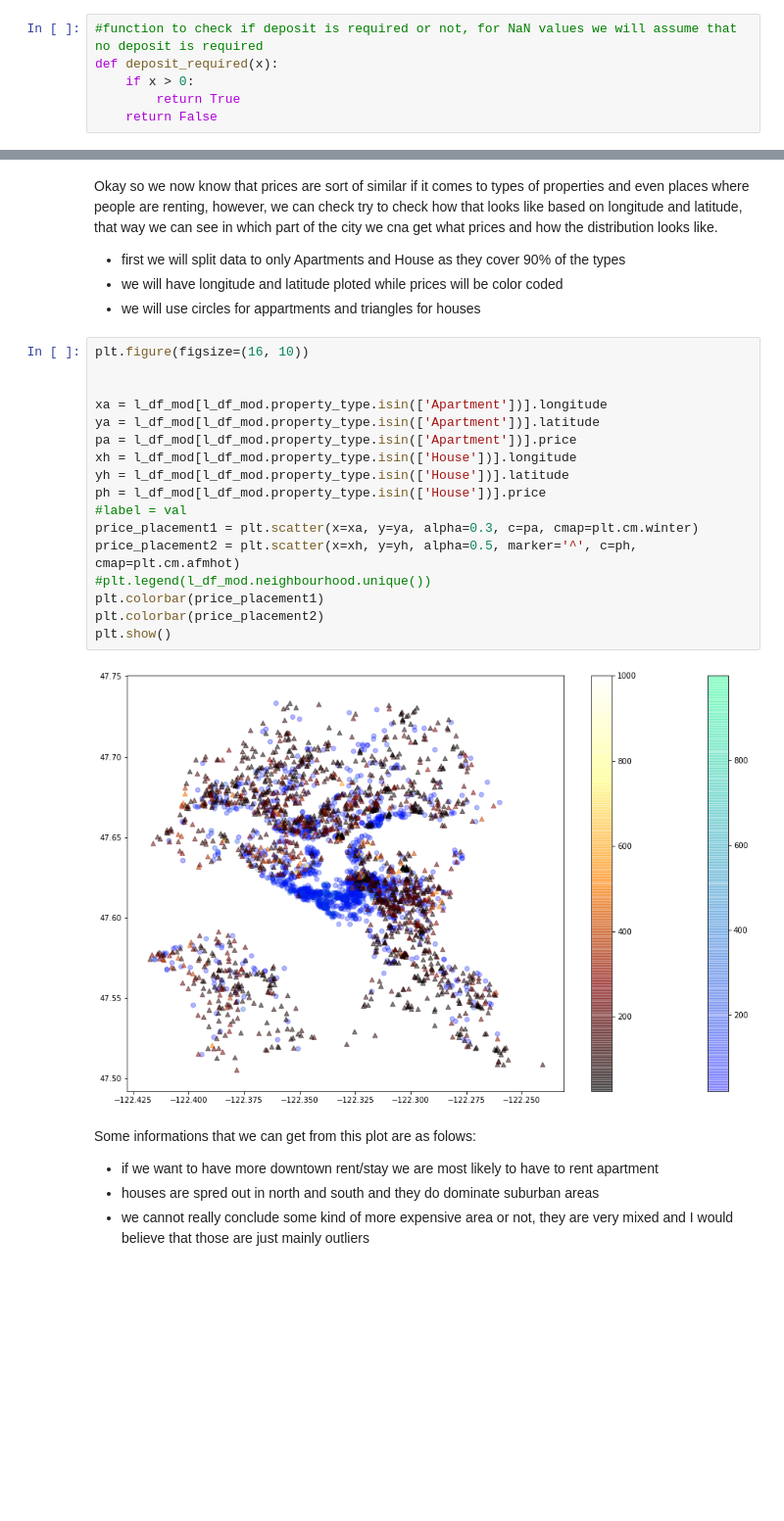
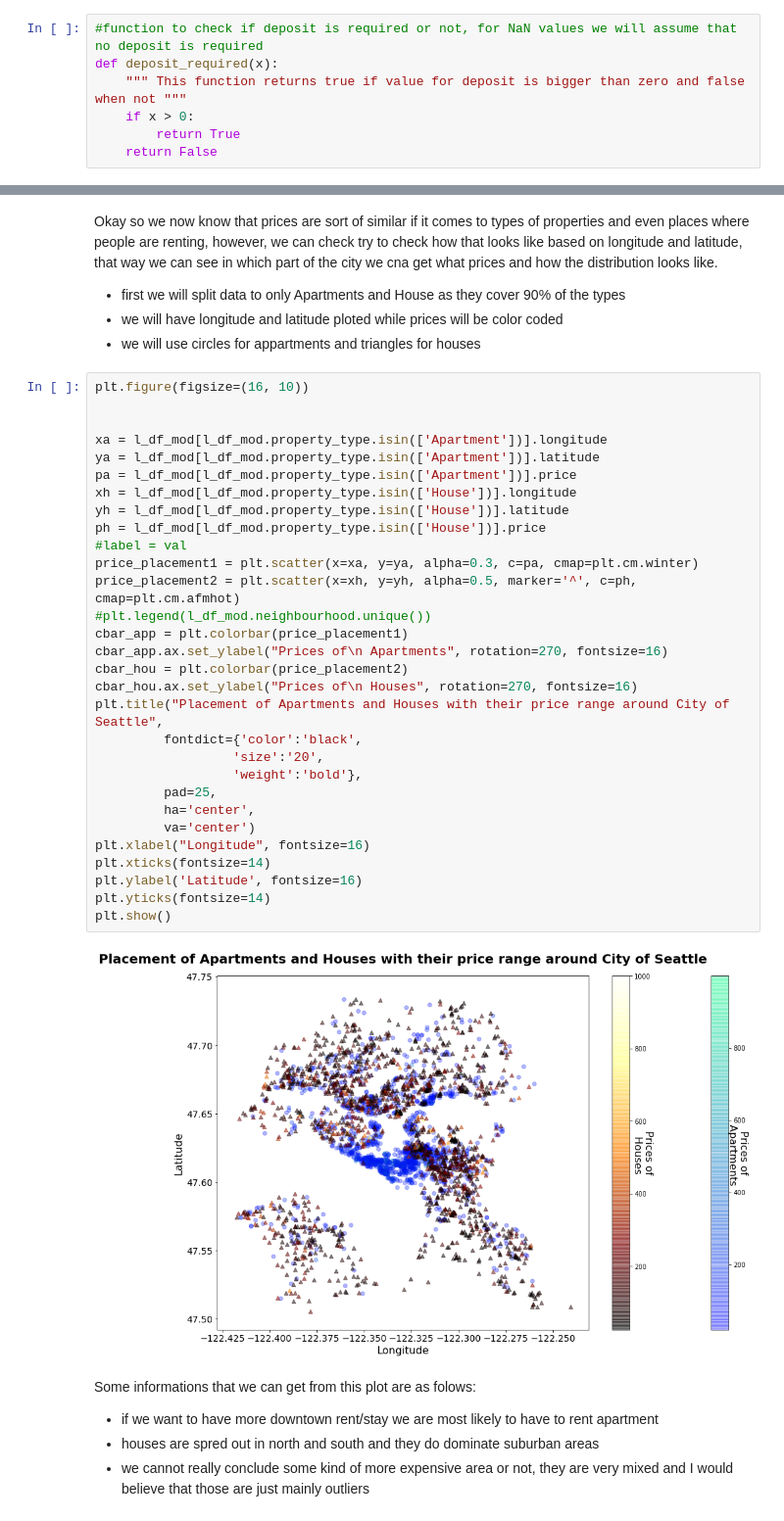
Before and after one commit to Soundoffear/DS_Nano_Project_1, a Jupyter notebook: Seattle_Airbnb.ipynb, the cells around one changed output, grey strips where cells are left out. Shown at 98% size. Saved outputs shown, nothing was run; the diff lists cells and outputs as text; blank space fills up the shorter version.

```diff
--- a/Seattle_Airbnb.ipynb
+++ b/Seattle_Airbnb.ipynb
@@ -299,6 +314,7 @@ Observations from above graph:
 # %%
 #function to check if deposit is required or not, for NaN values we will assume that no deposit is required
 def deposit_required(x):
+    """ This function returns true if value for deposit is bigger than zero and false when not """
     if x > 0:
         return True
     return False
@@ -457,22 +562,35 @@ Okay so we now know that prices are sort of similar if it comes to types of prop
 # %%
 plt.figure(figsize=(16, 10))
 
 
 xa = l_df_mod[l_df_mod.property_type.isin(['Apartment'])].longitude
 ya = l_df_mod[l_df_mod.property_type.isin(['Apartment'])].latitude
 pa = l_df_mod[l_df_mod.property_type.isin(['Apartment'])].price
 xh = l_df_mod[l_df_mod.property_type.isin(['House'])].longitude
 yh = l_df_mod[l_df_mod.property_type.isin(['House'])].latitude
 ph = l_df_mod[l_df_mod.property_type.isin(['House'])].price
 #label = val
 price_placement1 = plt.scatter(x=xa, y=ya, alpha=0.3, c=pa, cmap=plt.cm.winter)
 price_placement2 = plt.scatter(x=xh, y=yh, alpha=0.5, marker='^', c=ph, cmap=plt.cm.afmhot)
 #plt.legend(l_df_mod.neighbourhood.unique())
-plt.colorbar(price_placement1)
-plt.colorbar(price_placement2)
+cbar_app = plt.colorbar(price_placement1)
+cbar_app.ax.set_ylabel("Prices of\n Apartments", rotation=270, fontsize=16)
+cbar_hou = plt.colorbar(price_placement2)
+cbar_hou.ax.set_ylabel("Prices of\n Houses", rotation=270, fontsize=16)
+plt.title("Placement of Apartments and Houses with their price range around City of Seattle",
+         fontdict={'color':'black',
+                  'size':'20',
+                  'weight':'bold'},
+         pad=25,
+         ha='center',
+         va='center')
+plt.xlabel("Longitude", fontsize=16)
+plt.xticks(fontsize=14)
+plt.ylabel('Latitude', fontsize=16)
+plt.yticks(fontsize=14)
 plt.show()
 # %% [output]
-[figure, old version]
+[figure, new version]
 # %% [markdown]
 Some informations that we can get from this plot are as folows:
 - if we want to have more downtown rent/stay we are most likely to have to rent apartment
```
Also changed, not shown: parts of 24 cells of this notebook, 6 other files.
